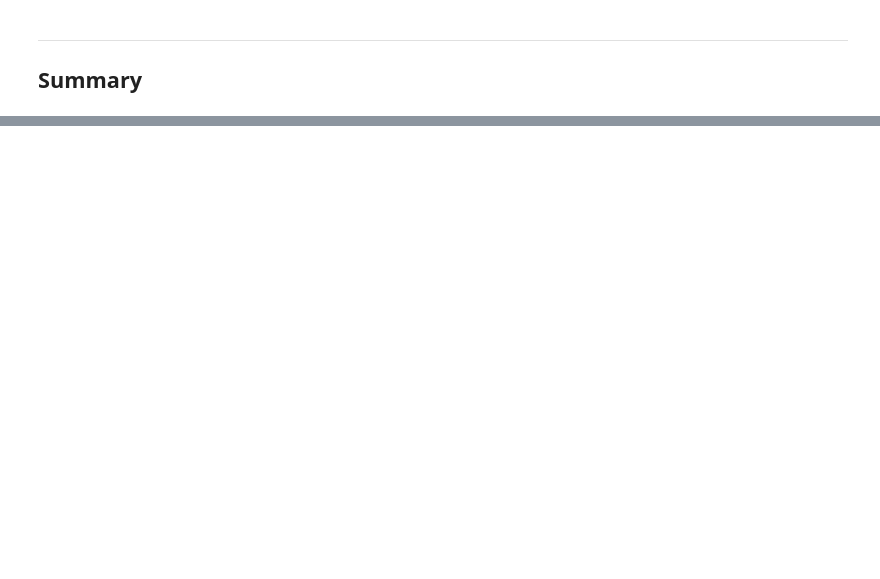
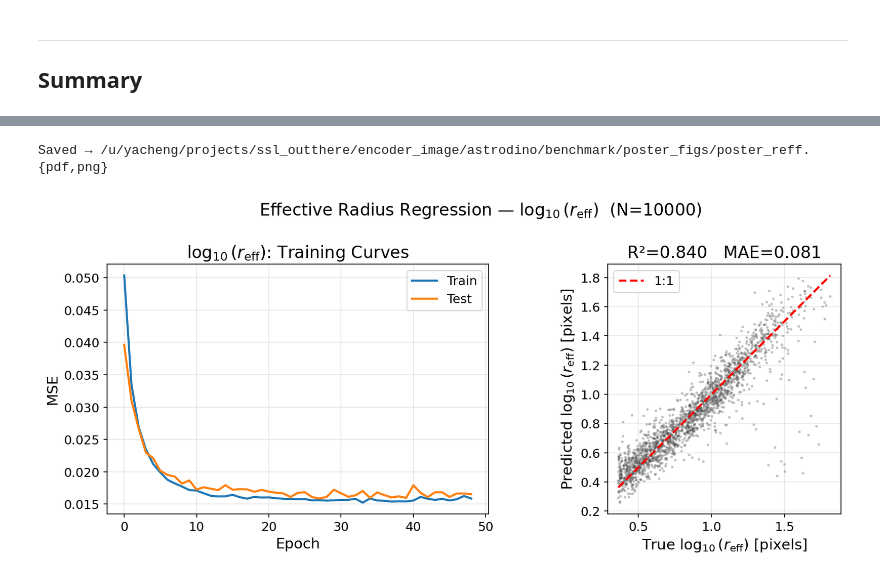
Before and after one commit to 2003cy/ssl_outthere, a Jupyter notebook: encoder_image/astrodino/benchmark/02_linear_probe.ipynb, the cells around one changed output, grey strips where cells are left out. Cells and saved outputs as stored; diff of their text form; code cells hidden in the pictures; blank space fills up the shorter version.

```diff
--- a/encoder_image/astrodino/benchmark/02_linear_probe.ipynb
+++ b/encoder_image/astrodino/benchmark/02_linear_probe.ipynb
@@ -557,6 +566,10 @@ mae_re = mean_absolute_error(y_te, y_pred_re)
 rmse_re = np.sqrt(np.mean((y_te - y_pred_re)**2))
 print(f'\n=== Effective Radius Results ===')
 print(f'R²={r2_re:.4f}  MAE={mae_re:.4f}  RMSE={rmse_re:.4f} (log₁₀ space)')
+
+# Save for poster plots
+y_te_re = y_te.copy()
+y_pred_re_saved = y_pred_re.copy()
 # %% [output]
 Embeddings: (10000, 512)
 === Effective Radius Results ===
@@ -748,0 +840,34 @@ Shared filters: reff ∈ [2.3, 72] px
+# %%
+# ─── Poster Figure 2: Effective Radius — training curves + 1v1 diagram ───
+fig, axes = plt.subplots(1, 2, figsize=(12, 5))
+
+# --- Left: training curves ---
+ax = axes[0]
+ax.plot(tr_loss_re[1:], label='Train', lw=2)
+ax.plot(te_loss_re[1:], label='Test',  lw=2)
+ax.set_xlabel('Epoch')
+ax.set_ylabel('MSE')
+ax.set_title(r'$\log_{10}(r_{\rm eff})$: Training Curves')
+ax.legend()
+ax.grid(True, alpha=0.3)
+
+# --- Right: predicted vs true ---
+ax = axes[1]
+ax.scatter(y_te_re, y_pred_re_saved, s=6, alpha=0.35, edgecolors='none', color='#4C4C4C')
+lims_re = [y_te_re.min(), y_te_re.max()]
+ax.plot(lims_re, lims_re, 'r--', lw=2, label='1:1')
+ax.set_xlabel(r'True $\log_{10}(r_{\rm eff})$ [pixels]')
+ax.set_ylabel(r'Predicted $\log_{10}(r_{\rm eff})$ [pixels]')
+ax.set_title(f'R²={r2_re:.3f}   MAE={mae_re:.3f}')
+ax.set_aspect('equal')
+ax.legend()
+ax.grid(True, alpha=0.3)
+
+fig.suptitle(rf'Effective Radius Regression — $\log_{{10}}(r_{{\rm eff}})$  (N={len(emb_re)})', fontsize=16)
+fig.tight_layout()
+fig.savefig(os.path.join(POSTER_DIR, 'poster_reff.png'),transparent=True)
+print(f'Saved → {POSTER_DIR}/poster_reff.{{pdf,png}}')
+plt.show()
+# %% [output]
+Saved → /u/yacheng/projects/ssl_outthere/encoder_image/astrodino/benchmark/poster_figs/poster_reff.{pdf,png}
+[figure, added]
```
Also changed, not shown: parts of 18 cells of this notebook, 15 other files.
